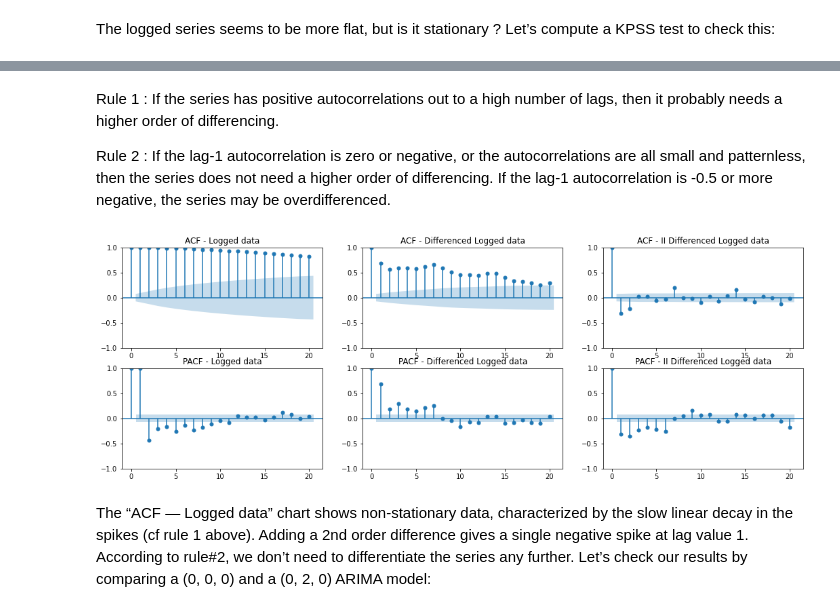
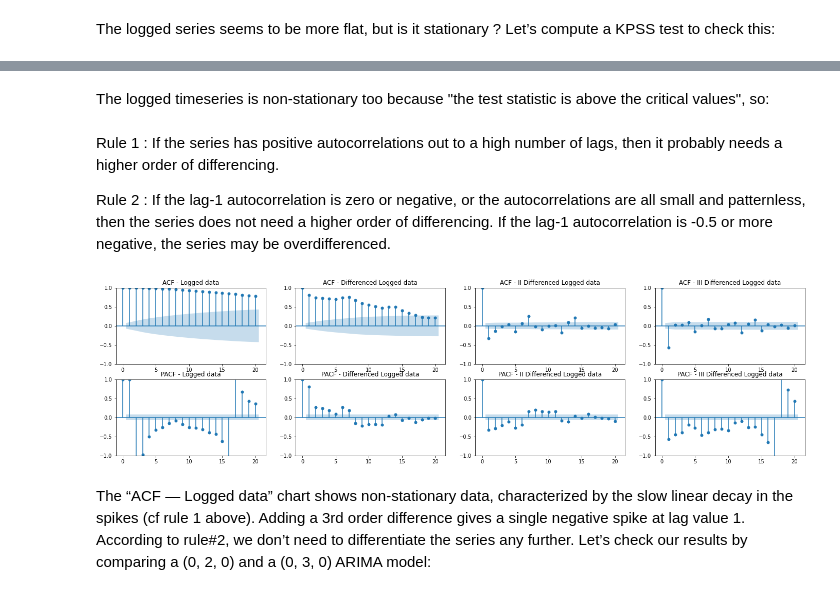
Before and after one commit to virtualmartire/lombacovid, a Jupyter notebook: ML/arima.ipynb, the cells around one changed output, grey strips where cells are left out. Saved outputs shown, nothing was run; the diff lists cells and outputs as text; code cells hidden in the pictures.

Commit message:
continuing the arima tests

```diff
--- a/ML/arima.ipynb
+++ b/ML/arima.ipynb
@@ -58,18 +86,25 @@ look-up table. The actual p-value is smaller than the p-value returned.
+# %% [markdown]
+The logged timeseries is non-stationary too because "the test statistic is above the critical values", so:
+# %%
+fitted_timeseries = timeseries
 # %% [markdown]
 Rule 1 : If the series has positive autocorrelations out to a high number of lags, then it probably needs a higher order of differencing.
 
 Rule 2 : If the lag-1 autocorrelation is zero or negative, or the autocorrelations are all small and patternless, then the series does not need a higher order of differencing. If the lag-1 autocorrelation is -0.5 or more negative, the series may be overdifferenced.
 # %%
-fig, ax = plt.subplots(2, 3, figsize=(18,6))
-first_diff = (np.log(timeseries)- np.log(timeseries).shift()).dropna()
+fig, ax = plt.subplots(2, 4, figsize=(24,6))
+first_diff = (fitted_timeseries - fitted_timeseries.shift()).dropna()
 second_diff = (first_diff- first_diff.shift()).dropna()
-ax[0, 0] = plot_acf(np.log(timeseries), ax=ax[0, 0], lags=20, title="ACF - Logged data")
-ax[1, 0] = plot_pacf(np.log(timeseries), ax=ax[1, 0], lags=20, title="PACF - Logged data")
+third_diff = (second_diff - second_diff.shift()).dropna()
+ax[0, 0] = plot_acf(fitted_timeseries, ax=ax[0, 0], lags=20, title="ACF - Logged data")
+ax[1, 0] = plot_pacf(fitted_timeseries, ax=ax[1, 0], lags=20, title="PACF - Logged data")
 ax[0, 1] = plot_acf(first_diff , ax=ax[0, 1], lags=20, title="ACF - Differenced Logged data")
 ax[1, 1] = plot_pacf(first_diff, ax=ax[1, 1], lags=20, title="PACF - Differenced Logged data")
 ax[0, 2] = plot_acf(second_diff , ax=ax[0, 2], lags=20, title="ACF - II Differenced Logged data")
 ax[1, 2] = plot_pacf(second_diff, ax=ax[1, 2], lags=20, title="PACF - II Differenced Logged data")
+ax[0, 3] = plot_acf(third_diff , ax=ax[0, 3], lags=20, title="ACF - III Differenced Logged data")
+ax[1, 3] = plot_pacf(third_diff, ax=ax[1, 3], lags=20, title="PACF - III Differenced Logged data")
 # %% [output]
-[figure, old version]
+[figure, new version]
 # %% [markdown]
-The “ACF — Logged data” chart shows non-stationary data, characterized by the slow linear decay in the spikes (cf rule 1 above). Adding a 2nd order difference gives a single negative spike at lag value 1. According to rule#2, we don’t need to differentiate the series any further. Let’s check our results by comparing a (0, 0, 0) and a (0, 2, 0) ARIMA model:
+The “ACF — Logged data” chart shows non-stationary data, characterized by the slow linear decay in the spikes (cf rule 1 above). Adding a 3rd order difference gives a single negative spike at lag value 1. According to rule#2, we don’t need to differentiate the series any further. Let’s check our results by comparing a (0, 2, 0) and a (0, 3, 0) ARIMA model:
```
Also changed, not shown: parts of 23 cells of this notebook, 1 other file.
